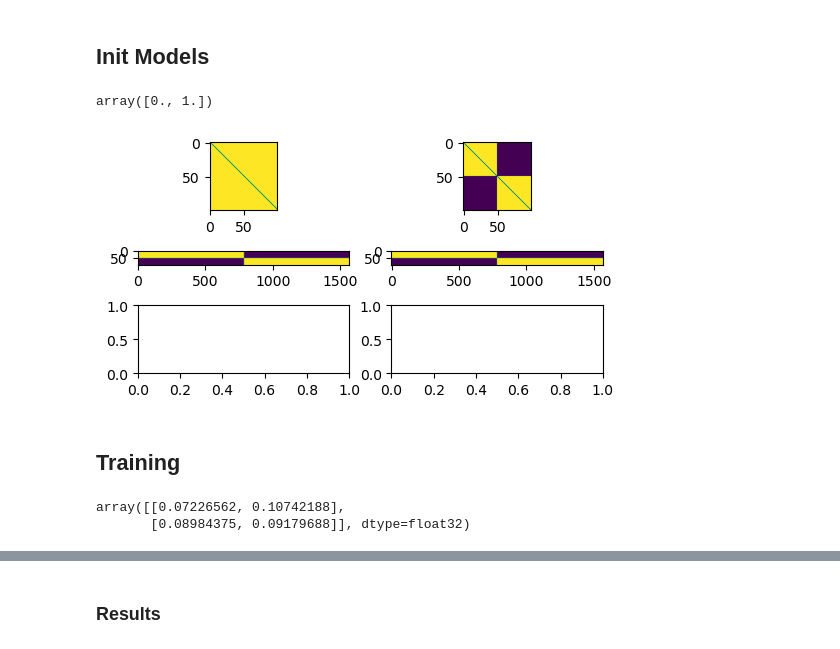
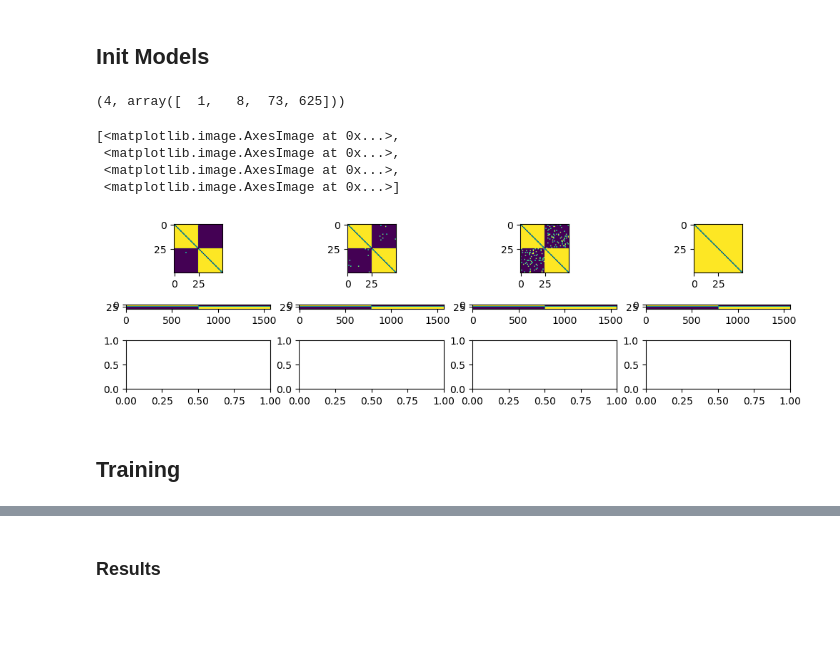
Before and after one commit to GabrielBena/specialization-dynamics, a Jupyter notebook: scripts/simple_code.ipynb, the cells around one changed output, grey strips where cells are left out. Saved outputs shown, nothing was run; the diff lists cells and outputs as text; code cells hidden in the pictures; blank space fills up the shorter version.

```diff
--- a/scripts/simple_code.ipynb
+++ b/scripts/simple_code.ipynb
@@ -41,7 +41,7 @@ data_config = {
     "common_input": True,
     "cov_ratio": 1,
     "noise_ratio": 0.5,
-    "random_start": True,
+    "random_start": False,
     # ------ Leave as is -------
     "data_size": None,
     "fix_asym": True,
@@ -160,29 +162,47 @@ def get_all_v_params(varying_params, excluded_params={}):
         for params in product(*varying_params.values())
     ]
 # %%
-# n_conns = np.unique(np.round(np.geomspace(1, n_hidden**2, 10, dtype=int) / n_hidden**2, 4))
-n_conns = np.array([0, n_hidden**2]) / n_hidden**2
-varying_params = {
-    "sparsity": n_conns[::-1]
-}
+n_conns = np.geomspace(1, n_hidden**2, 4, dtype=int)
+# n_conns = np.array([1, n_hidden**2]) / n_hidden**2
+n_tests = 1
+varying_params = {"sparsity": np.unique(np.round(n_conns/ n_hidden**2, 4))}
+
 all_varying_params = get_all_v_params(varying_params)
-configs = [copy_and_change_config(config, p) for p in all_varying_params]
-n_conns
+configs = [
+    [copy_and_change_config(config, p) for p in all_varying_params]
+    for _ in range(n_tests)
+]
+all_configs = [c for l in configs for c in l]
+len(all_configs), n_conns
 # %% [output]
-array([0., 1.])
+(4, array([  1,   8,  73, 625]))
+# %%
+models = [Community(config).to(device) for config in all_configs]
+
+optimizers = [
+    torch.optim.AdamW(model.parameters(), **config["optim"])
+    for model, config in zip(models, all_configs)
+]
 # %%
-models = [Community(config).to(device) for config in configs]
 
-optimizers = [
-    torch.optim.AdamW(model.parameters(), **config["optim"])
-    for model, config in zip(models, configs)
+fig, axs = plt.subplots(3, len(configs[0]), figsize=(len(configs[0]) * 3, 3))
+if len(all_configs) == 1 :
+    axs = np.array([axs]).T
+[
+    ax.imshow((model.masks["comms_mask"] + model.masks["rec_mask"]).cpu().numpy())
+    for model, ax in zip(models, axs[0])
 ]
-fig, axs = plt.subplots(3, len(models), figsize=(len(models)*3, 3))
-[ax.imshow((model.masks['comms_mask'] + model.masks['rec_mask']).cpu().numpy()) for model, ax in zip(models, axs[0])];
-[ax.imshow((model.masks['input_mask']).cpu().numpy()) for model, ax in zip(models, axs[1])];
+[
+    ax.imshow((model.masks["input_mask"]).cpu().numpy())
+    for model, ax in zip(models, axs[1])
+]
 # [ax.imshow((model.masks['output_mask']).cpu().numpy()) for model, ax in zip(models, axs[2])];
 # %% [output]
+[<matplotlib.image.AxesImage at 0x...>,
+ <matplotlib.image.AxesImage at 0x...>,
+ <matplotlib.image.AxesImage at 0x...>,
+ <matplotlib.image.AxesImage at 0x...>]
-[figure, old version]
+[figure, new version]
 # %% [markdown]
 ## Training
 # %%
@@ -197,10 +228,3 @@ out, _ = models[0](data)
-# %%
-output, _ = get_decision(out, *decision)
-t_target = get_task_target(target, task, data_config["n_classes_per_digit"])
-get_acc(output, t_target, use_both=decision[1] == 'both')[0]
-# %% [output]
-array([[0.07226562, 0.10742188],
-       [0.08984375, 0.09179688]], dtype=float32)
 # %%
 parallel = False
 
```
Also changed, not shown: parts of 40 cells of this notebook, 4 other files.
